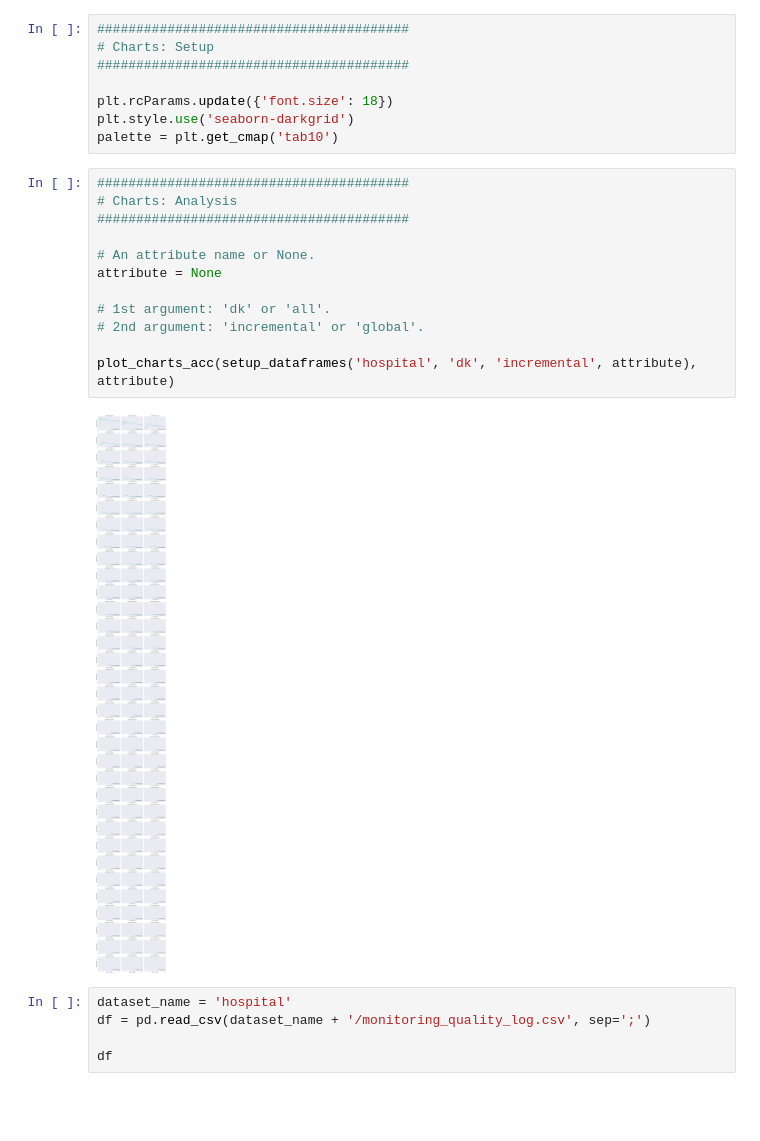
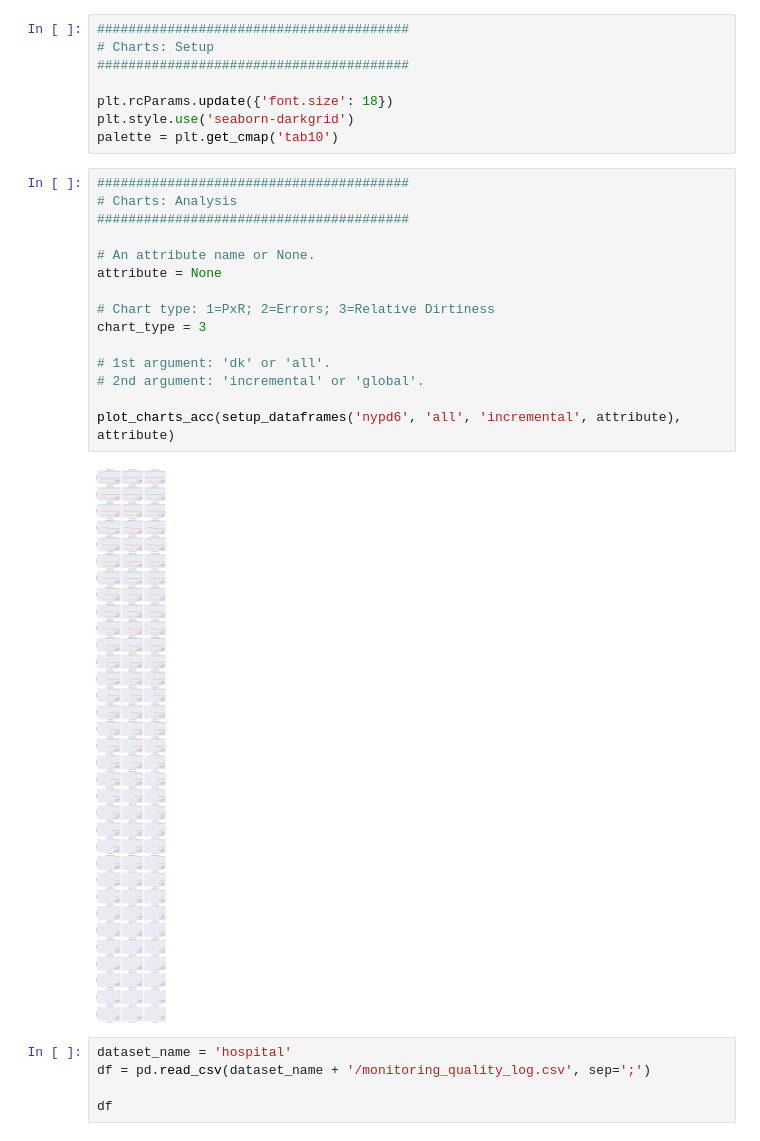
Before and after one commit to oliveiraph17/holoclean-incremental, a Jupyter notebook: experimental_results/quality_charts.ipynb, the cells around one changed output. Cells and saved outputs as stored; diff of their text form; blank space fills up the shorter version.

```diff
--- a/experimental_results/quality_charts.ipynb
+++ b/experimental_results/quality_charts.ipynb
@@ -179,17 +182,20 @@ palette = plt.get_cmap('tab10')
 # %%
 ########################################
 # Charts: Analysis
 ########################################
 
 # An attribute name or None.
 attribute = None
 
+# Chart type: 1=PxR; 2=Errors; 3=Relative Dirtiness
+chart_type = 3
+
 # 1st argument: 'dk' or 'all'.
 # 2nd argument: 'incremental' or 'global'.
 
-plot_charts_acc(setup_dataframes('hospital', 'dk', 'incremental', attribute), attribute)
+plot_charts_acc(setup_dataframes('nypd6', 'all', 'incremental', attribute), attribute)
 # %% [output]
-[figure, old version]
+[figure, new version]
 # %%
 dataset_name = 'hospital'
 df = pd.read_csv(dataset_name + '/monitoring_quality_log.csv', sep=';')
```
Also changed, not shown: parts of 3 cells of this notebook, 1 other file.
